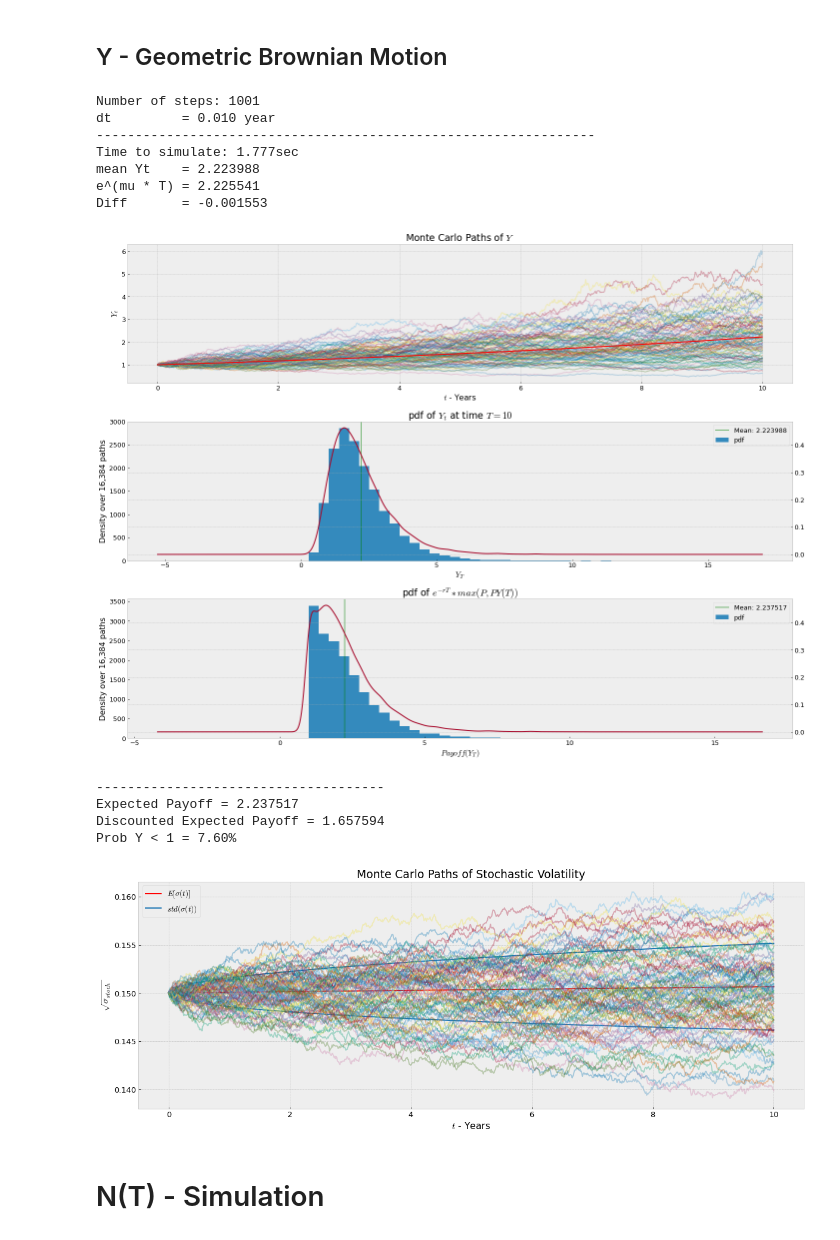
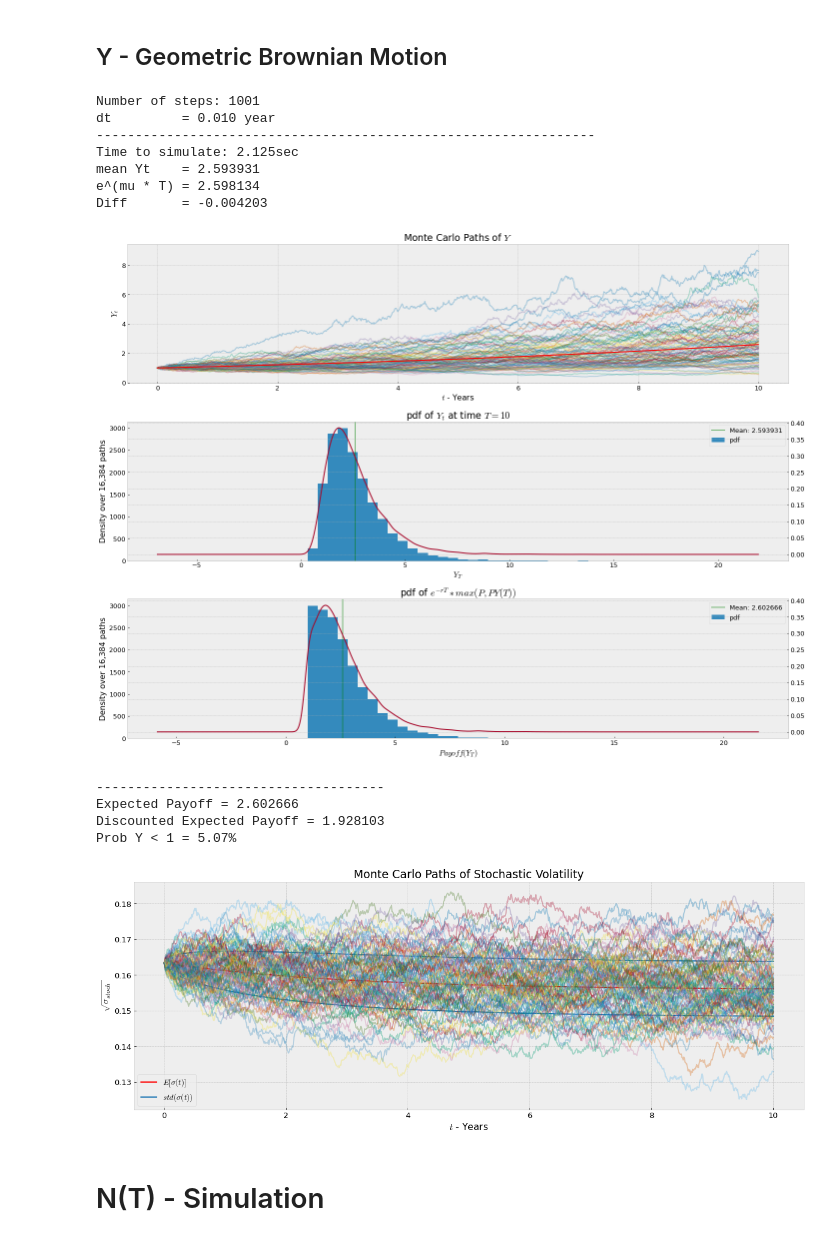
Before and after one commit to ithakis/Option-Replicating-Portfolio-with-Neural-Networks, a Jupyter notebook: Assignment4.ipynb, the cells around one changed output. Saved outputs shown, nothing was run; the diff lists cells and outputs as text; code cells hidden in the pictures.

Commit message:
v2 with stochastic volatility

```diff
--- a/Assignment4.ipynb
+++ b/Assignment4.ipynb
@@ -74,20 +78,20 @@ Paths: 16,384
 # %%
 Y       = 1
 T       = 10 # Years
-mu      = 0.08
+mu      = 0.09547935090766661
 r       = 0.03
 sigma   = 0.15
 
 n_time_steps = ceil(T/dt)+1 ; print(f'Number of steps: {n_time_steps} \ndt         = {dt:.3f} year')
 
 SV = 1
-""" SV parameters """
-theta = sigma**2*1.1    # Long run variance
-kappa = 0.01         # mean reversion rate
-s_vol = 0.03        # volatility of variance
-# initial variance
-kappa_dt    = kappa*dt
-sigma_sdt   = s_vol*np.sqrt(dt) ; timer=perf_counter()
+""" Cox-Ross - SV parameters - SPX parameters (40HV - 10 year lookback) """
+v0 = 0.163351
+a  = 0.0033405813052802035
+b  = 0.1558604970991448
+c  = 0.015832095331911343
+
+timer=perf_counter()
 
 """ Simulate Fund Price """
 W1      = sobol_norm(n_paths, d=n_time_steps)
@@ -96,16 +100,16 @@ Y_paths = np.empty((2**n_paths, n_time_steps))
 Y_paths[:,0] = np.log(Y)
 
 """ SV - Verion """
-vt = np.full(shape=(int(2**n_paths),n_time_steps), fill_value=sigma**2) # initial variance
+vt = np.full(shape=(int(2**n_paths),n_time_steps), fill_value=v0) # initial variance
 print('----------------------------------------------------------------')
 for t in range(1,n_time_steps):
     # Y_paths[:,t] = Y_paths[:,t-1] + Y_paths[:,t-1] * (mu*dt + sigma * np.sqrt(dt)*W1[:,t]).squeeze()
     """ Advanced Version : continious time + Stochastic Volatility """
     # Simulate variance processes
-    vt[:,t] = vt[:,t-1] + kappa_dt*(theta - vt[:,t-1]) + sigma_sdt*np.sqrt(vt[:,t-1]*dt)*W_SV[:,t]
+    vt[:,t] = vt[:,t-1] + a*(b - vt[:,t-1]) + c*np.sqrt(vt[:,t-1]*dt)*W_SV[:,t]
     volatility = vt[:,t] if SV else sigma**2
     # Simulate log asset prices
-    Y_paths[:,t] = Y_paths[:,t-1] + ((mu - 0.5*volatility)*dt + np.sqrt(volatility*dt)*W1[:,t])
+    Y_paths[:,t] = Y_paths[:,t-1] + ((mu - 0.5*volatility**2)*dt + volatility*np.sqrt(dt)*W1[:,t])
 
 Y_paths = np.exp(Y_paths)
 
@@ -128,46 +132,46 @@ axs[1].axvline(np.nanmean(Y_paths[:,-1]), color='g', linestyle='-', alpha=.5)
 axs[1].legend([f'Mean: {np.nanmean(Y_paths[:,-1]):.6f}', 'pdf'])
 axs[1].set_xlabel(r'$Y_T$') ; axs[1].set_ylabel(f'Density over {Y_paths.shape[0]:,} paths')
 
 Payoff_Y     = np.where(Y_paths[:,-1] > Y, Y_paths[:,-1], Y)
 E_Payoff_Y   = Payoff_Y.mean()
 payoff_df = pd.Series(Payoff_Y)
 payoff_df.hist(bins=30, ax=axs[2])
 payoff_df.plot(kind='kde', ind=10_000, secondary_y=True, title=r'pdf of $e^{-rT}*max(P, PY(T))$', xlabel=r'Y_t', ylabel='Density over 10,000 paths', ax=axs[2])
 axs[2].axvline(E_Payoff_Y, color='g', linestyle='-', alpha=.5)
 axs[2].legend([f'Mean: {E_Payoff_Y:.6f}', 'pdf'])
 axs[2].set_xlabel(r'$Payoff(Y_T)$') ; axs[2].set_ylabel(f'Density over {Y_paths.shape[0]:,} paths')
 plt.tight_layout() ; plt.show()
 
 print('-------------------------------------')
 # SE_Payoff_Y     = Payoff_Y.reshape(128, -1).mean(axis=0).std(ddof=1) / np.sqrt(128)
 out_of_money_P  = np.where(Y_paths[:,-1] < Y, 1.0, 0.0).mean()
 print(f'Expected Payoff = {E_Payoff_Y:.6f}')
 print(f'Discounted Expected Payoff = {np.exp(-r*T)*E_Payoff_Y:.6f}')
 print(f'Prob Y < 1 = {out_of_money_P*100:.2f}%')
 
 if SV:
     fig, ax = plt.subplots()
-    ax.plot(np.linspace(0,T, n_time_steps), np.sqrt(vt).mean(axis=0), c='r')
-    ax.plot(np.linspace(0,T, n_time_steps), np.sqrt(vt).std(axis=0) + np.sqrt(vt).mean(axis=0), c='tab:blue')
-    ax.plot(np.linspace(0,T, n_time_steps), -np.sqrt(vt).std(axis=0) + np.sqrt(vt).mean(axis=0), c='tab:blue')
+    ax.plot(np.linspace(0,T, n_time_steps), (vt).mean(axis=0), c='r')
+    ax.plot(np.linspace(0,T, n_time_steps), (vt).std(axis=0) + (vt).mean(axis=0), c='tab:blue')
+    ax.plot(np.linspace(0,T, n_time_steps), -(vt).std(axis=0) + (vt).mean(axis=0), c='tab:blue')
     ax.legend([r'$E[\sigma(t)]$', '$std(\sigma(t))$'])
-    pd.DataFrame(np.sqrt(vt).T, index=(np.linspace(0,T, n_time_steps)))\
+    pd.DataFrame((vt).T, index=(np.linspace(0,T, n_time_steps)))\
         .sample(100, axis=1).plot(legend=False, alpha=.3, ylabel=r'$\sqrt{\sigma_{stoch}}$', \
             xlabel=r'$t$ - Years', title='Monte Carlo Paths of Stochastic Volatility', ax=ax)
 # %% [output]
 Number of steps: 1001
 dt         = 0.010 year
 ----------------------------------------------------------------
-Time to simulate: 1.777sec
-mean Yt    = 2.223988
-e^(mu * T) = 2.225541
-Diff       = -0.001553
+Time to simulate: 2.125sec
+mean Yt    = 2.593931
+e^(mu * T) = 2.598134
+Diff       = -0.004203
-[figure, old version]
+[figure, new version]
 -------------------------------------
-Expected Payoff = 2.237517
-Discounted Expected Payoff = 1.657594
-Prob Y < 1 = 7.60%
+Expected Payoff = 2.602666
+Discounted Expected Payoff = 1.928103
+Prob Y < 1 = 5.07%
-[figure, old version]
+[figure, new version]
 # %% [markdown]
 # N(T) - Simulation
 # %%
```
Also changed, not shown: parts of 6 cells of this notebook, 2 other files.
